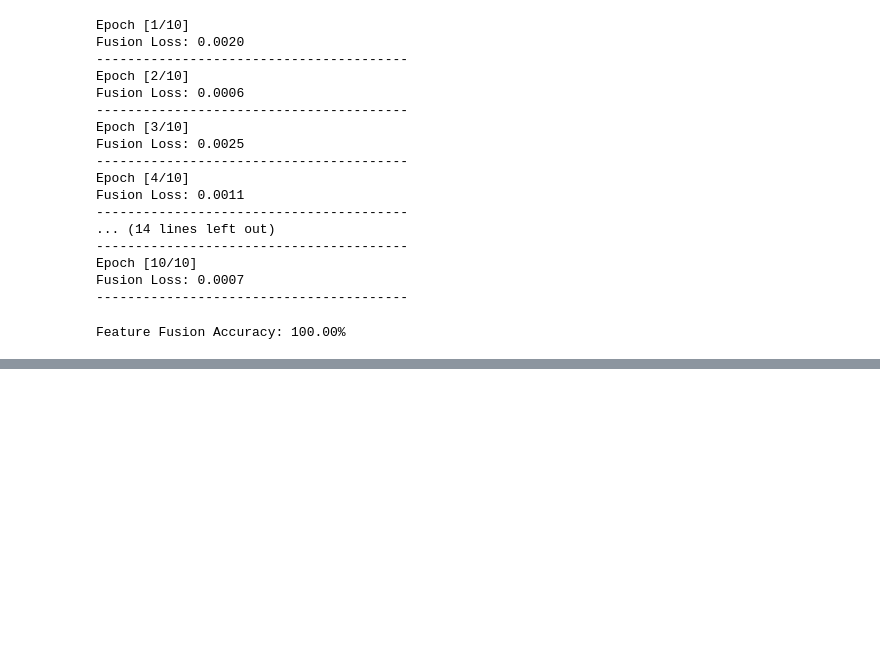
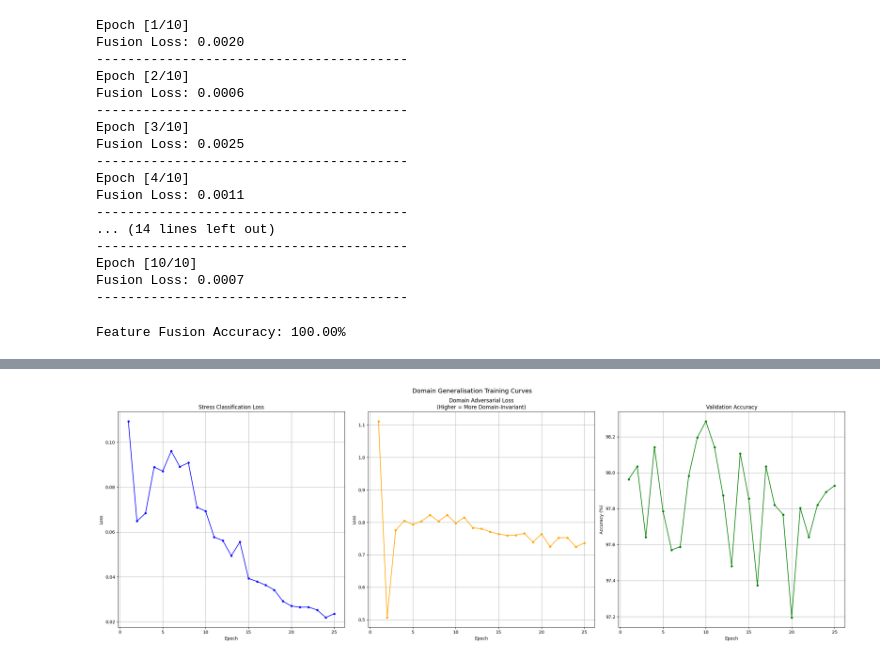
Before and after one commit to Manish3501/A_Domain-Generalized_Deep_Learning_Framework_for_Cross-Dataset_Water-Stress-Detection-from-Crop-Leaf, a Jupyter notebook: code.ipynb, the cells around one changed output, grey strips where cells are left out. Cells and saved outputs as stored; diff of their text form; code cells hidden in the pictures; blank space fills up the shorter version.

```diff
--- a/code.ipynb
+++ b/code.ipynb
@@ -1473,0 +1888,15 @@ Feature Fusion Accuracy: 100.00%
+# %%
+#Section 9 - Run Training
+
+print("Training Domain Generalisation Model")
+print("=" * 75)
+
+dg_stress_losses, dg_domain_losses, dg_val_accs = train_domain_generalisation(
+    model       = dg_model,
+    train_loader= dg_train_loader,
+    val_loader  = dg_val_loader,
+    optimizer   = dg_optimizer,
+    scheduler   = dg_scheduler,
+    epochs      = 25                    # More epochs than your 15 — DG needs more time
+                                        # to converge because it's optimising two objectives
+)
@@ -1473,0 +1997,46 @@ Feature Fusion Accuracy: 100.00%
+# %%
+# SECTION 13 — Training Curves
+# =============================================================================
+
+def plot_training_curves(stress_losses, domain_losses, val_accs):
+    """
+    Plots the training history so you can diagnose:
+    - Is stress loss decreasing? (model is learning)
+    - Is domain loss stable/high? (model is successfully domain-blind)
+    - Is val accuracy rising and plateauing? (generalising, not overfitting)
+    """
+    epochs = range(1, len(stress_losses) + 1)
+
+    fig, axes = plt.subplots(1, 3, figsize=(24, 8))
+
+    # Plot 1: Stress Loss
+    axes[0].plot(epochs, stress_losses, 'b-o', markersize=4)
+    axes[0].set_title("Stress Classification Loss")
+    axes[0].set_xlabel("Epoch")
+    axes[0].set_ylabel("Loss")
+    axes[0].grid(True)
+
+    # Plot 2: Domain Loss
+    # A healthy domain loss stays relatively HIGH (model can't identify domains)
+    # If it drops to near 0, the backbone is still domain-specific → try increasing lambda
+    axes[1].plot(epochs, domain_losses, 'r-o', markersize=4, color='orange')
+    axes[1].set_title("Domain Adversarial Loss\n(Higher = More Domain-Invariant)")
+    axes[1].set_xlabel("Epoch")
+    axes[1].set_ylabel("Loss")
+    axes[1].grid(True)
+
+    # Plot 3: Validation Accuracy
+    axes[2].plot(epochs, val_accs, 'g-o', markersize=4)
+    axes[2].set_title("Validation Accuracy")
+    axes[2].set_xlabel("Epoch")
+    axes[2].set_ylabel("Accuracy (%)")
+    axes[2].grid(True)
+
+    plt.tight_layout()
+    plt.suptitle("Domain Generalisation Training Curves", y=1.02, fontsize=14)
+    plt.show()
+
+
+plot_training_curves(dg_stress_losses, dg_domain_losses, dg_val_accs)
+# %% [output]
+[figure, added]
```
Also changed, not shown: parts of 13 cells of this notebook.
